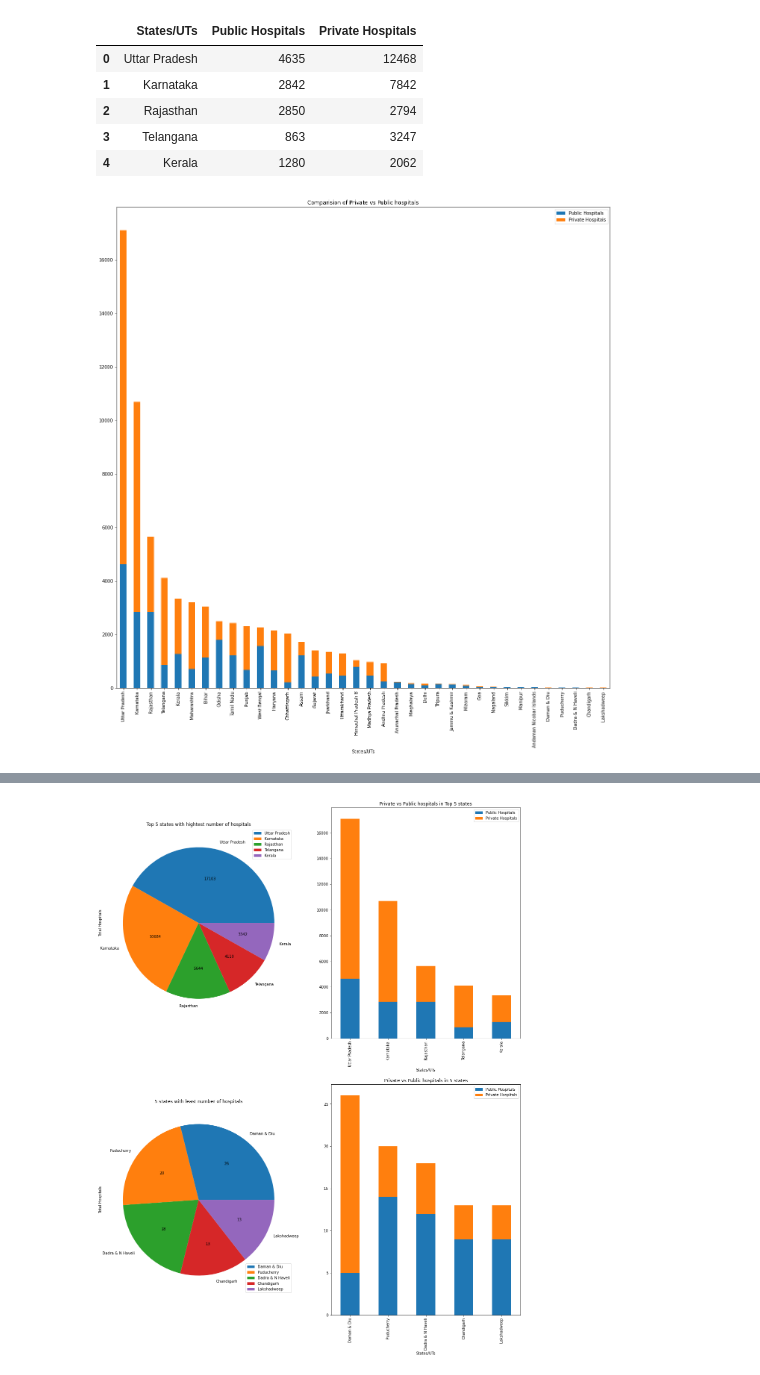
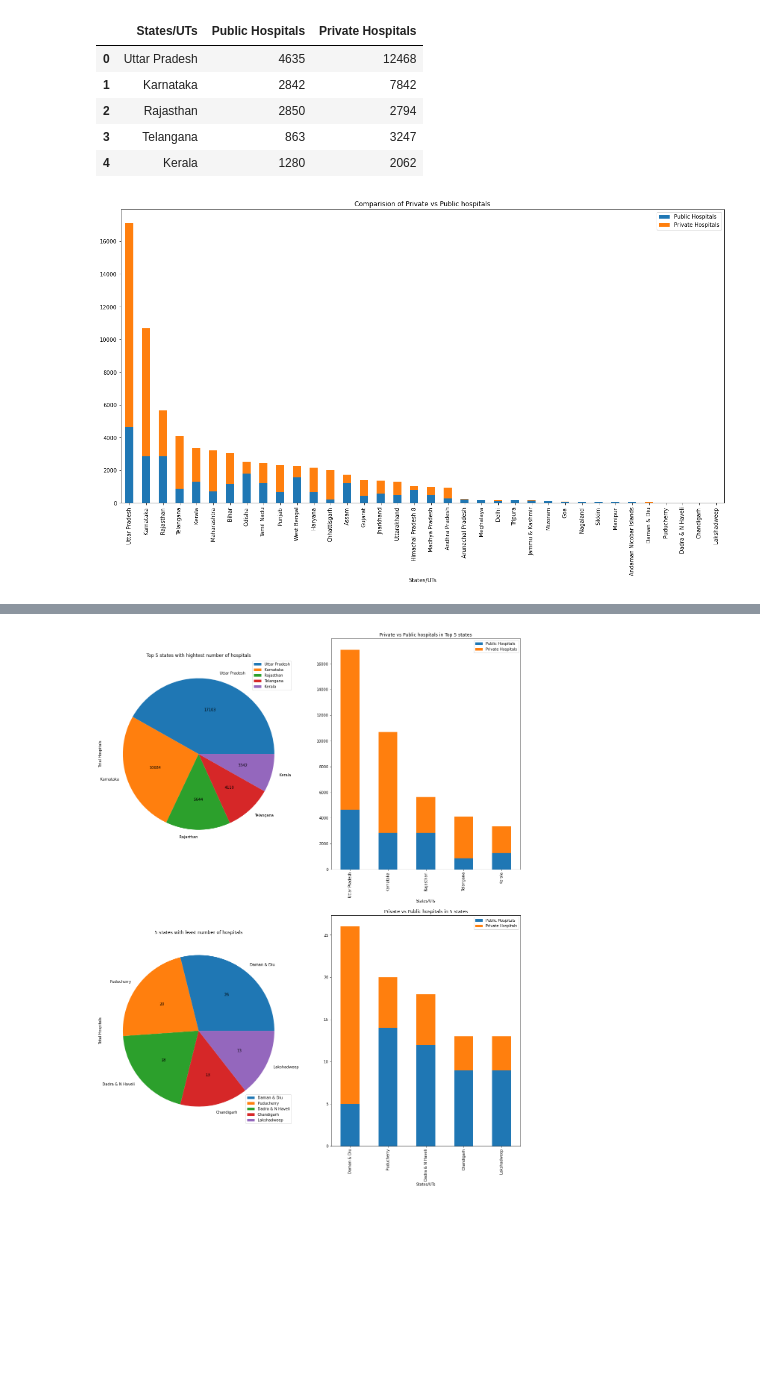
Before and after one commit to srikanthbhadragiri/datascience, a Jupyter notebook: notebooks/Hospitals-States-Public-Private-Count.ipynb, the cells around one changed output, grey strips where cells are left out. Cells and saved outputs as stored; diff of their text form; code cells hidden in the pictures; blank space fills up the shorter version.

```diff
--- a/notebooks/Hospitals-States-Public-Private-Count.ipynb
+++ b/notebooks/Hospitals-States-Public-Private-Count.ipynb
@@ -165,13 +172,13 @@ df_private_vs_public.reset_index(drop=True).head()
 | 3 | Telangana | 863 | 3247 |
 | 4 | Kerala | 1280 | 2062 |
 # %%
-# Draw a stacked bar chart to display the data states and compare the ratio of public vs private hospitals
-rcParams['figure.figsize'] = 20,20
+# Plot a stacked bar chart to display the count of public vs private hospitals in each State/UT
+rcParams['figure.figsize'] = 20,10
 
 df_private_vs_public.plot(kind='bar',
                           stacked=True,
                           x="States/UTs",
                           title="Comparision of Private vs Public hospitals")
 plt.show()
 # %% [output]
-[figure, old version]
+[figure, new version]
```
Also changed, not shown: parts of 8 cells of this notebook, 1 other file.
